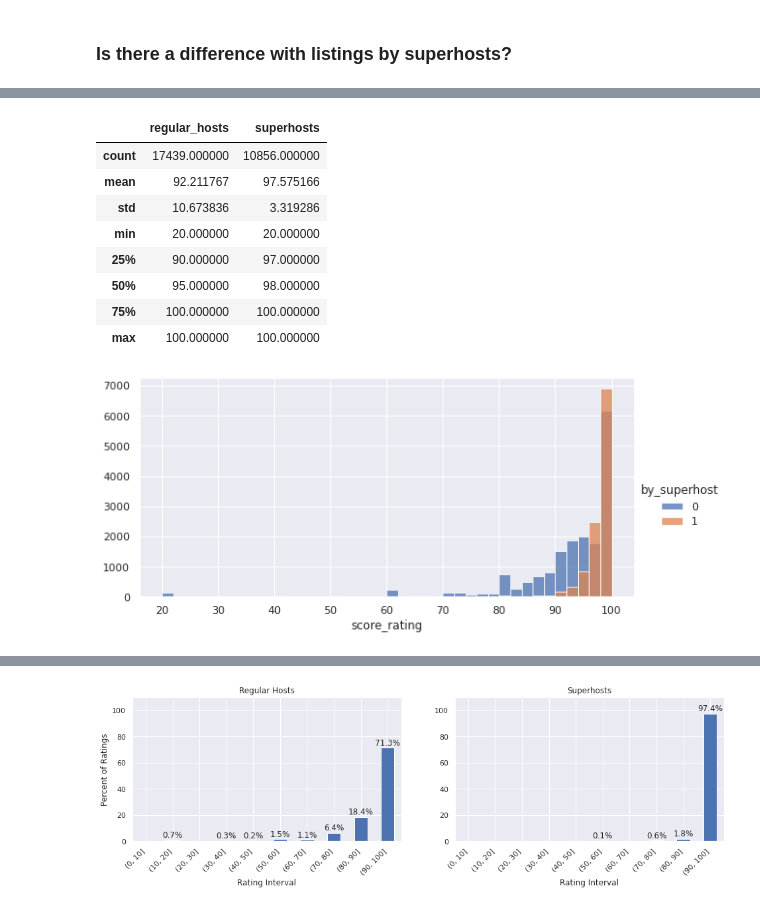
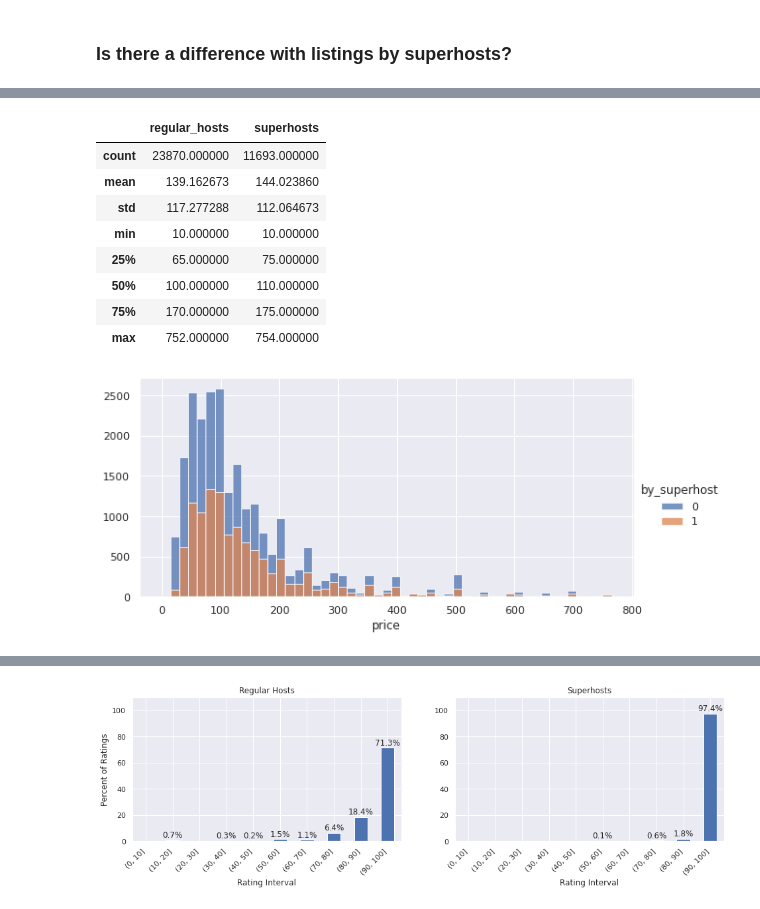
Before and after one commit to tri-bui/airbnb-la-listings, a Jupyter notebook: 2-eda.ipynb, the cells around one changed output, grey strips where cells are left out. Saved outputs shown, nothing was run; the diff lists cells and outputs as text; code cells hidden in the pictures.

```diff
--- a/2-eda.ipynb
+++ b/2-eda.ipynb
@@ -122,22 +103,17 @@ host_price
-# %%
-# Rating distribution of listings by regular hosts and superhosts
-grid = sns.FacetGrid(data=list765, hue='by_superhost', height=4, aspect=2)
-grid.map(plt.hist, 'score_rating', bins=40, alpha=0.75)
-grid.add_legend()
-
-# Descriptive statistics of rating
-host_rating = list765[list765.by_superhost == 0][['score_rating']].describe()
-host_rating.columns = ['regular_hosts']
-host_rating['superhosts'] = list765.loc[list765.by_superhost == 1, 'score_rating'].describe()
-host_rating
-# %% [output]
-|  | regular_hosts | superhosts |
-| count | 17439.000000 | 10856.000000 |
-| mean | 92.211767 | 97.575166 |
-| std | 10.673836 | 3.319286 |
-| min | 20.000000 | 20.000000 |
-| 25% | 90.000000 | 97.000000 |
-| 50% | 95.000000 | 98.000000 |
-| 75% | 100.000000 | 100.000000 |
-| max | 100.000000 | 100.000000 |
-[figure, removed]
+# %%
+# Price distribution for listings by regular hosts and superhosts
+plotting.hist_with_hue(list765, 'price', range(0, 770, 15))
+
+# Descriptive statistics of price
+utils.desc_byhost(list765, 'price')
+# %% [output]
+|  | regular_hosts | superhosts |
+| count | 23870.000000 | 11693.000000 |
+| mean | 139.162673 | 144.023860 |
+| std | 117.277288 | 112.064673 |
+| min | 10.000000 | 10.000000 |
+| 25% | 65.000000 | 75.000000 |
+| 50% | 100.000000 | 110.000000 |
+| 75% | 170.000000 | 175.000000 |
+| max | 752.000000 | 754.000000 |
+[figure, added]
```
Also changed, not shown: parts of 16 cells of this notebook, 4 other files.
